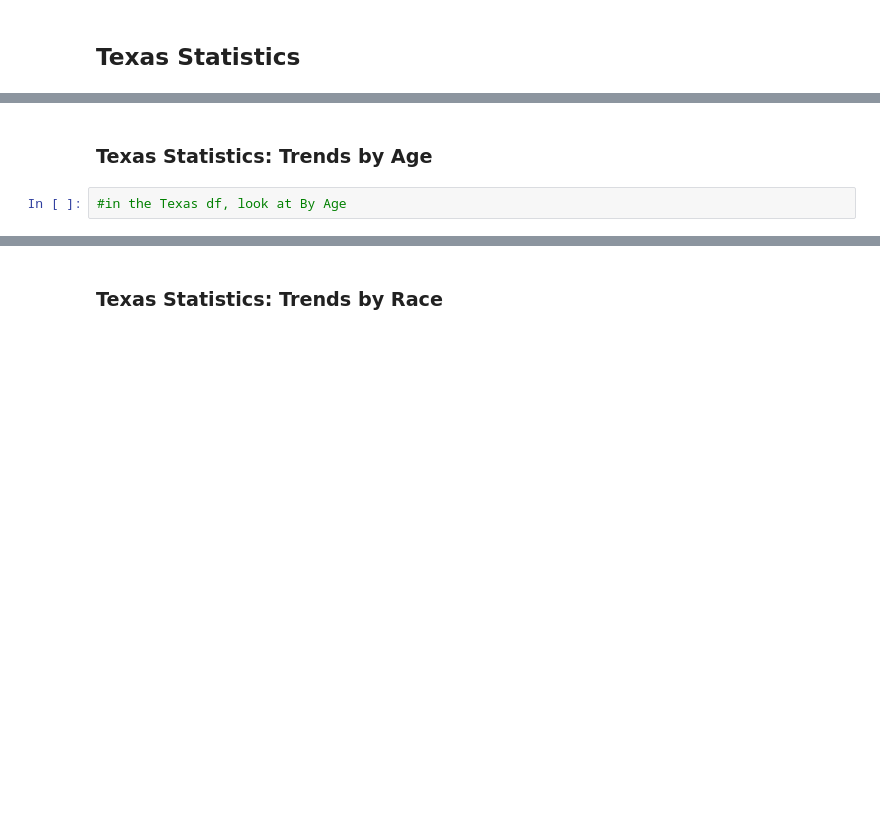
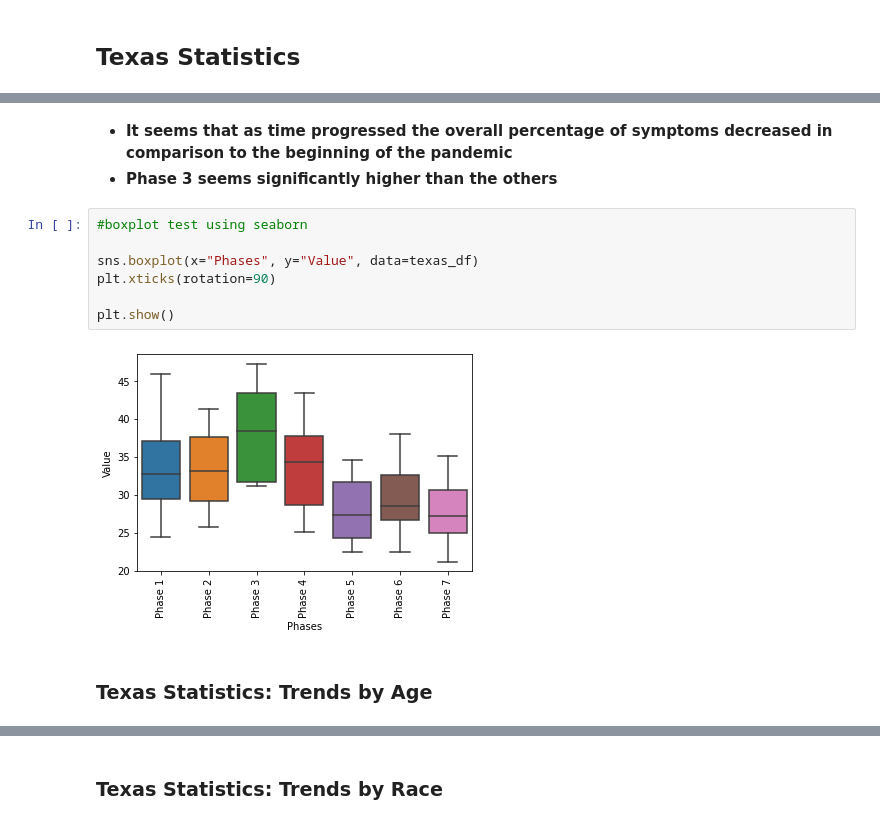
Before and after one commit to lmm2020/EDA-Projects, a Jupyter notebook: EDA_anxiety.ipynb, the cells around one changed output, grey strips where cells are left out. Saved outputs shown, nothing was run; the diff lists cells and outputs as text; blank space fills up the shorter version.

```diff
--- a/EDA_anxiety.ipynb
+++ b/EDA_anxiety.ipynb
@@ -537,4 +541,14 @@ plt.show()
+# %% [markdown]
+- **It seems that as time progressed the overall percentage of symptoms decreased in comparison to the beginning of the pandemic**
+- **Phase 3 seems significantly higher than the others**
+# %%
+#boxplot test using seaborn
+
+sns.boxplot(x="Phases", y="Value", data=texas_df)
+plt.xticks(rotation=90)
+
+plt.show()
+# %% [output]
+[figure, added]
 # %% [markdown]
 ### Texas Statistics: Trends by Age
-# %%
-#in the Texas df, look at By Age
```
Also changed, not shown: parts of 13 cells of this notebook.
